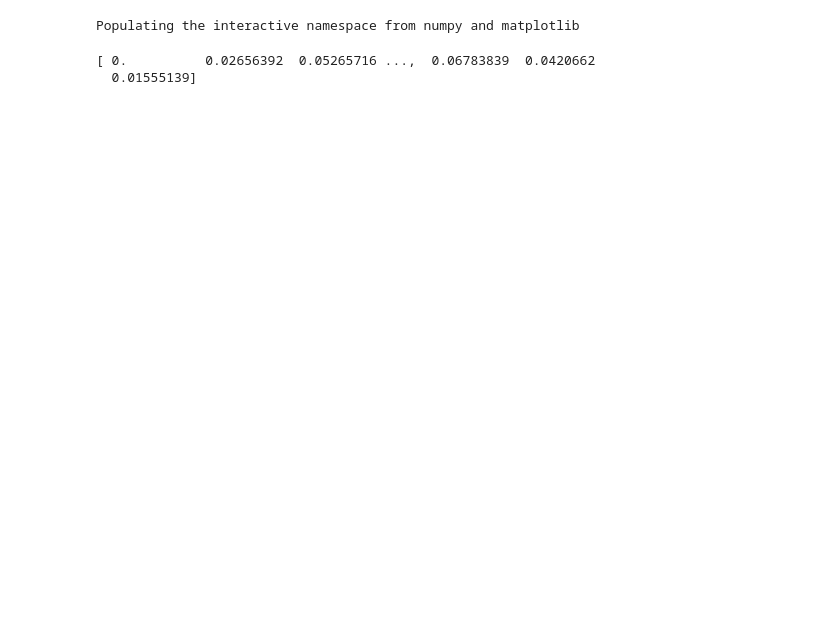
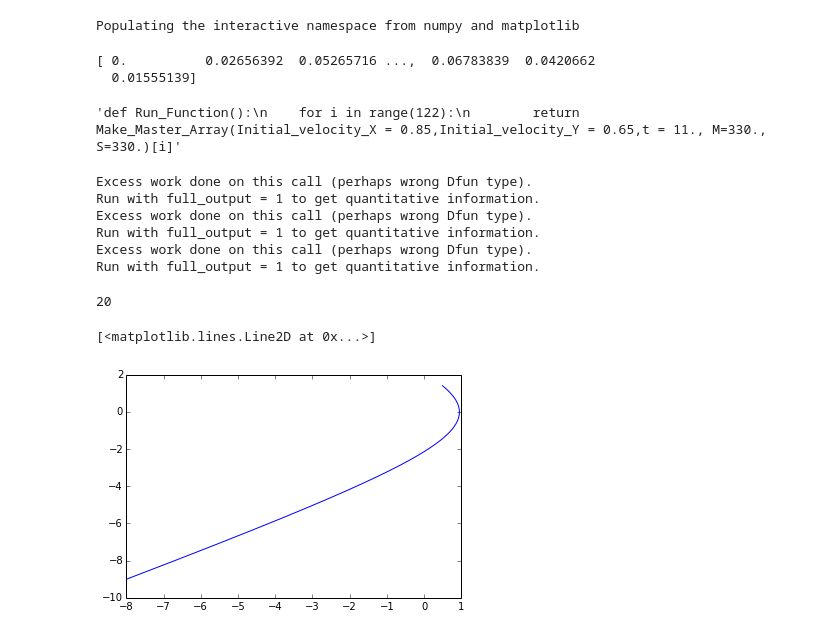
Before and after one commit to mkourjan/GalaxyProject, a Jupyter notebook: SpeedUpCode.ipynb, the cells around one changed output. Cells and saved outputs as stored; diff of their text form; code cells hidden in the pictures; blank space fills up the shorter version.

```diff
--- a/SpeedUpCode.ipynb
+++ b/SpeedUpCode.ipynb
@@ -87,14 +87,19 @@ def Make_Master_Array(Initial_velocity_X = 0.85,Initial_velocity_Y = 0.65,t = 11
     MasterArray = []
 
     for n in range(len(rx0)):            ## Runs for all 120 particles in initial condition vectors.
+
+        output = odeint(derivgalaxy, np.array([vRx_0,Rx0,vRy_0,Ry0,vrx_0[n],rx0[n],vry_0[n],ry0[n]]),
+                        ts, args=(M, S))
+
+
+        rx = output[:,5]
+        ry = output[:,7]
+
         if n == 0:
-            output = odeint(derivgalaxy, np.array([vRx_0,Rx0,vRy_0,Ry0,vrx_0[n],rx0[n],vry_0[n],ry0[n]]),
-                        ts, args=(M, S))
 
             Rx = output[:,1] ## Solve the ODE for each index and output the position values
             Ry = output[:,3]                ## Used n == 0 for both legend clarity and to minimize the x/y
-            rx = output[:,5]                ## value of the disruptor galaxy to one point.
-            ry = output[:,7]
+                                            ## value of the disruptor galaxy to one point.
 
             MasterArray.append(Rx)
             MasterArray.append(Ry)
@@ -103,10 +108,6 @@ def Make_Master_Array(Initial_velocity_X = 0.85,Initial_velocity_Y = 0.65,t = 11
 
 
         else:
-            output = odeint(derivgalaxy, np.array([vRx_0,Rx0,vRy_0,Ry0,vrx_0[n],rx0[n],vry_0[n],ry0[n]]),
-                        ts, args=(M, S))
-            rx = output[:,5]                ## Solving for the rest of the 119 particles.
-            ry = output[:,7]
             MasterArray.append(rx)
             MasterArray.append(ry)
 
@@ -116,3 +117,27 @@ print Make_Master_Array(Initial_velocity_X = 0.85,Initial_velocity_Y = 0.65,t =
 # %% [output]
 [ 0.          0.02656392  0.05265716 ...,  0.06783839  0.0420662
   0.01555139]
+# %%
+'''def Run_Function():
+    for i in range(122):
+        return Make_Master_Array(Initial_velocity_X = 0.85,Initial_velocity_Y = 0.65,t = 11., M=330., S=330.)[i]'''
+# %% [output]
+'def Run_Function():\n    for i in range(122):\n        return Make_Master_Array(Initial_velocity_X = 0.85,Initial_velocity_Y = 0.65,t = 11., M=330., S=330.)[i]'
+# %%
+results = [Make_Master_Array(Initial_velocity_X = 0.85,Initial_velocity_Y = 0.65,t = float(t), M=330., S=330.) for t in range(20)]
+# %% [output]
+Excess work done on this call (perhaps wrong Dfun type).
+Run with full_output = 1 to get quantitative information.
+Excess work done on this call (perhaps wrong Dfun type).
+Run with full_output = 1 to get quantitative information.
+Excess work done on this call (perhaps wrong Dfun type).
+Run with full_output = 1 to get quantitative information.
+# %%
+len(results)
+# %% [output]
+20
+# %%
+plt.plot(results[10][0], results[10][1])
+# %% [output]
+[<matplotlib.lines.Line2D at 0x...>]
+[figure, added]
```
Also changed, not shown: parts of 3 cells of this notebook.
